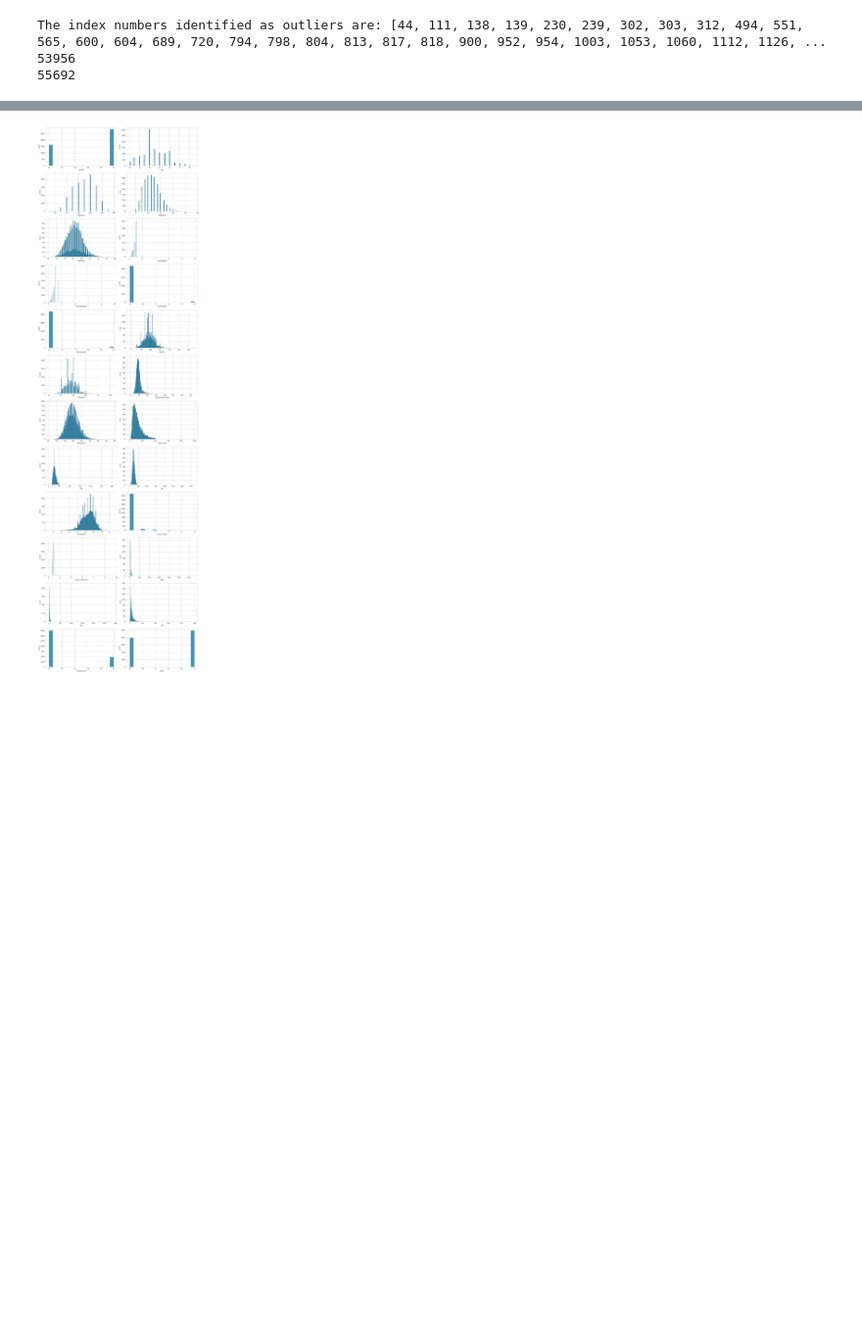
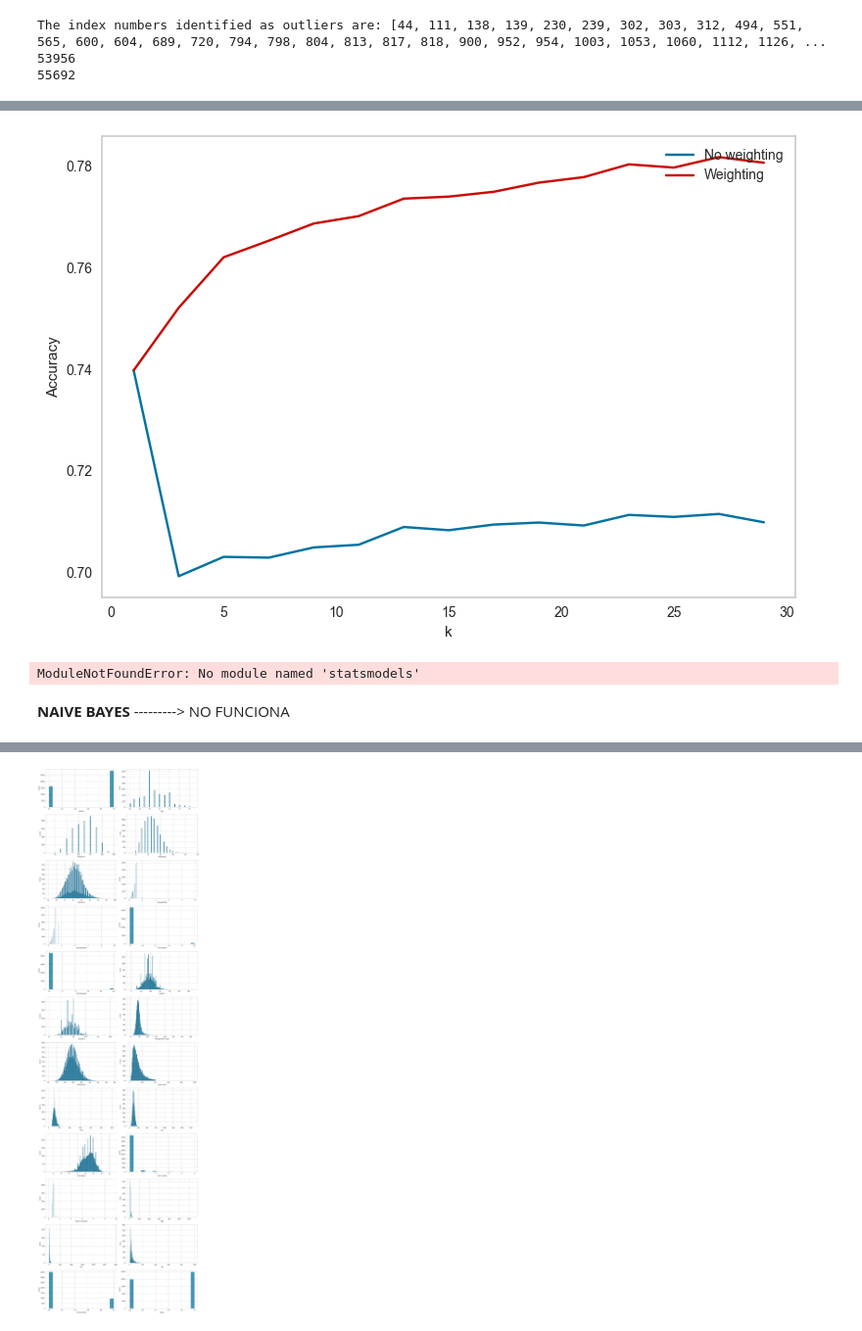
Before and after one commit to julisahun/MD-FIB, a Jupyter notebook: practica2/src/smoking.ipynb, the cells around one changed output, grey strips where cells are left out. Shown at 98% size. Drawn from its saved outputs; the diff is of its cells as text; code cells hidden in the pictures; blank space fills up the shorter version.

```diff
--- a/practica2/src/smoking.ipynb
+++ b/practica2/src/smoking.ipynb
@@ -279,0 +521,70 @@ X_train, X_test, Y_train, Y_test = train_test_split(X, Y, test_size=0.2, random_
+# %%
+# Encontrar la k automáticamente: NO ENTIENDO
+lr = []
+for ki in range(1,30,2):
+    cv_scores = cross_val_score(nb.KNeighborsClassifier(n_neighbors=ki), X=X_train, y=Y_train, cv=10)
+    lr.append(np.mean(cv_scores))
+plt.plot(range(1,30,2),lr,'b',label='No weighting')
+
+lr = []
+for ki in range(1,30,2):
+    cv_scores = cross_val_score(nb.KNeighborsClassifier(n_neighbors=ki,weights='distance'), X=X_train, y=Y_train, cv=10)
+    lr.append(np.mean(cv_scores))
+plt.plot(range(1,30,2),lr,'r',label='Weighting')
+plt.xlabel('k')
+plt.ylabel('Accuracy')
+plt.legend(loc='upper right')
+plt.grid()
+plt.tight_layout()
+
+plt.show()
+# %% [output]
+[figure, added]
+# %%
+################################ USING BINOMIAL DISTRIBUTION + Mcnemar's Test implementation
+# interval confidence
+
+#### @TODO : EJECUTAR, NO ME ENCUENTRA EL IMPORT
+from statsmodels.stats.proportion import proportion_confint
+
+epsilon = sklearn.metrics.accuracy_score(Y_test, pred)
+print("Can approximate by Normal Distribution?: ",X_test.shape[0]*epsilon*(1-epsilon)>5)
+print("Interval 95% confidence:", "{0:.3f}".format(epsilon), "+/-", "{0:.3f}".format(1.96*np.sqrt(epsilon*(1-epsilon)/X_test.shape[0])))
+# or equivalent
+proportion_confint(count=epsilon*X_test.shape[0], nobs=X_test.shape[0], alpha=0.05, method='normal')
+proportion_confint(count=epsilon*X_test.shape[0], nobs=X_test.shape[0], alpha=0.05, method='binom_test')
+
+
+# Build two classifiers
+
+# Classifier 1 (3 Neighbours) successes
+y_pred = cross_val_predict(nb.KNeighborsClassifier(n_neighbors=3), X=X, y=Y,  cv=10)
+res1=np.zeros(y.shape)
+res1[y_pred==Y]=1
+
+# Classifier 2 (7 Neighbours) 2 successes
+y_pred = cross_val_predict(nb.KNeighborsClassifier(n_neighbors=7), X=X, y=Y,  cv=10)
+res2=np.zeros(y.shape)
+res2[y_pred==Y]=1
+
+# Build contingency matrix
+n00 = np.sum([res1[res2==1]==1])
+n11 = np.sum([res1[res2==0]==0])
+n10 = np.sum([res1[res2==1]==0])
+n01 = np.sum([res1[res2==0]==1])
+
+# Chi -square test
+print("Have the classifiers significant different accuracy?:",(np.abs(n01-n10)-1)**2/(n01+n10)>3.84)
+
+testerrors=[i for i,k in enumerate(pred) if k!=Y_test[i]]
+plt.gray()
+plt.ion
+for i in testerrors:
+    plt.matshow(X_test[i].reshape(8,8))
+    plt.xticks([]); plt.yticks([]);
+    print("Guess:", pred[i],"Reality:",Y_test[i])
+    plt.show()
+# %% [output]
+ModuleNotFoundError: No module named 'statsmodels'
+# %% [markdown]
+**NAIVE BAYES** ---------> NO FUNCIONA
```
Also changed, not shown: parts of 15 cells of this notebook.
